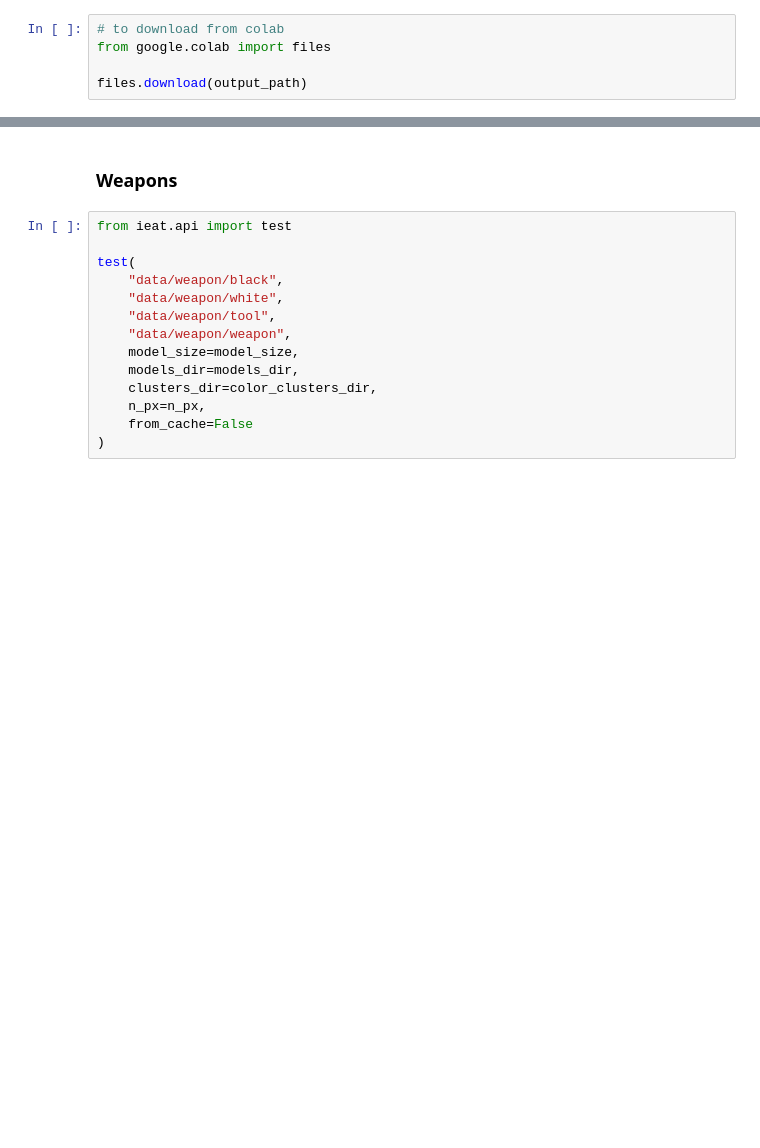
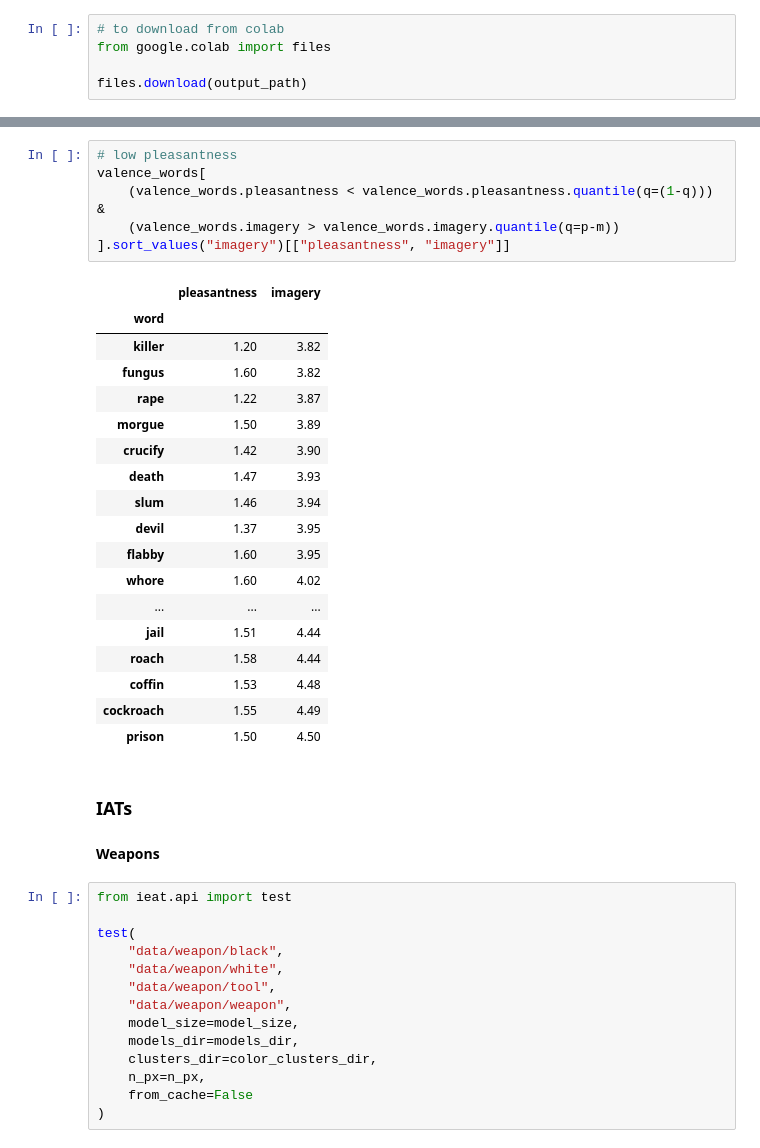
Before and after one commit to ryansteed/ieat, a Jupyter notebook: notebooks/experiments.ipynb, the cells around one changed output, grey strips where cells are left out. Saved outputs shown, nothing was run; the diff lists cells and outputs as text; blank space fills up the shorter version.

```diff
--- a/notebooks/experiments.ipynb
+++ b/notebooks/experiments.ipynb
@@ -159,5 +197,32 @@ files.download(output_path)
+# %%
+# low pleasantness
+valence_words[
+    (valence_words.pleasantness < valence_words.pleasantness.quantile(q=(1-q))) &
+    (valence_words.imagery > valence_words.imagery.quantile(q=p-m))
+].sort_values("imagery")[["pleasantness", "imagery"]]
+# %% [output]
+|  | pleasantness | imagery |
+| word |  |  |
+| killer | 1.20 | 3.82 |
+| fungus | 1.60 | 3.82 |
+| rape | 1.22 | 3.87 |
+| morgue | 1.50 | 3.89 |
+| crucify | 1.42 | 3.90 |
+| death | 1.47 | 3.93 |
+| slum | 1.46 | 3.94 |
+| devil | 1.37 | 3.95 |
+| flabby | 1.60 | 3.95 |
+| whore | 1.60 | 4.02 |
+| ... | ... | ... |
+| jail | 1.51 | 4.44 |
+| roach | 1.58 | 4.44 |
+| coffin | 1.53 | 4.48 |
+| cockroach | 1.55 | 4.49 |
+| prison | 1.50 | 4.50 |
+# %% [markdown]
+### IATs
 # %% [markdown]
-### Weapons
+**Weapons**
 # %%
 from ieat.api import test
 
```
Also changed, not shown: parts of 10 cells of this notebook, 1 other file.
